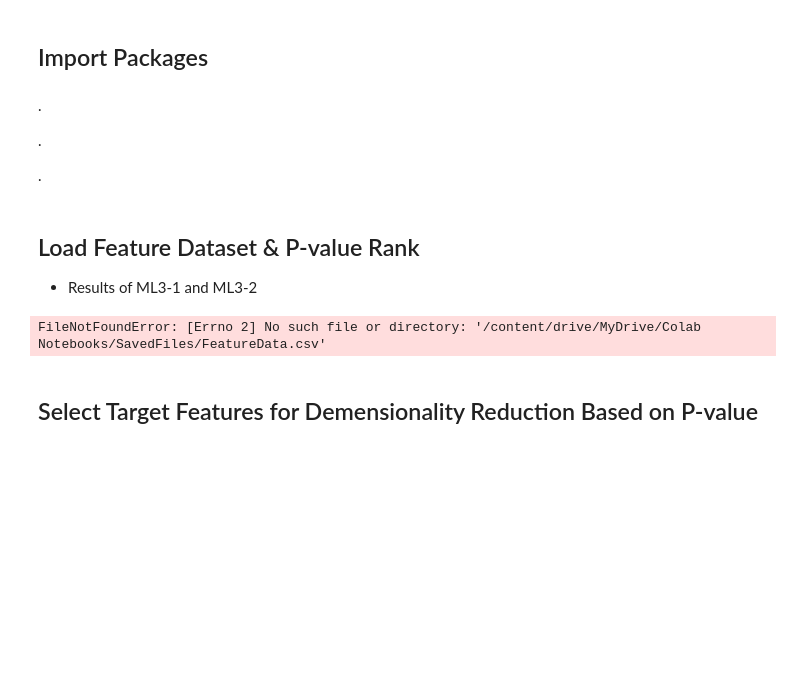
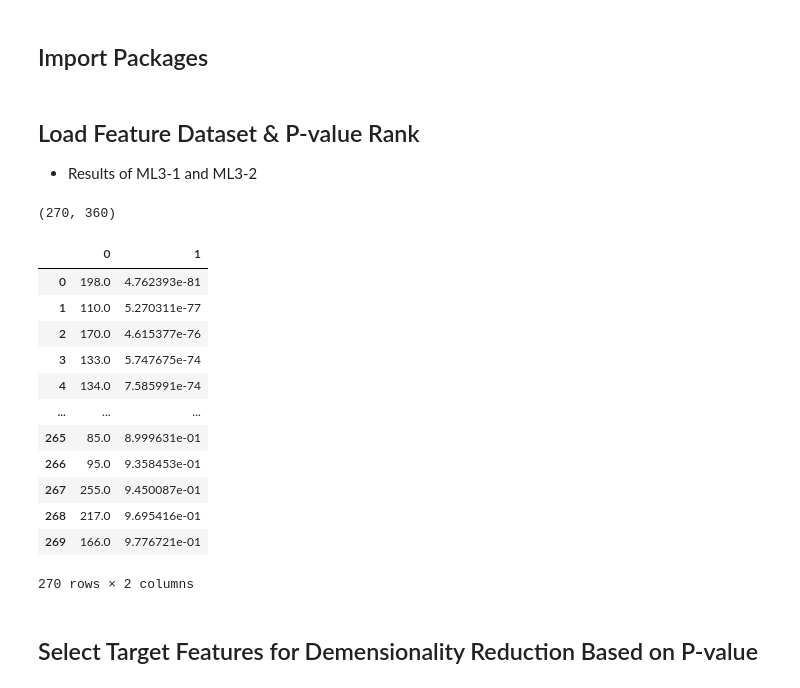
Before and after one commit to rd908213/ME-597-IIoT, a Jupyter notebook: ml_tutorial/ML4/ML4_Code2.ipynb, the cells around one changed output. Cells and saved outputs as stored; diff of their text form; code cells hidden in the pictures; blank space fills up the shorter version.

```diff
--- a/ml_tutorial/ML4/ML4_Code2.ipynb
+++ b/ml_tutorial/ML4/ML4_Code2.ipynb
@@ -5,29 +5,37 @@ import pandas as pd
 import numpy as np
 import matplotlib.pyplot as plt
 import time
-# %% [markdown]
-.
-
-.
-
-.
 # %% [markdown]
 ## Load Feature Dataset & P-value Rank
 * Results of ML3-1 and ML3-2
 # %%
 FeatureData = pd.read_csv(
-    "/content/drive/MyDrive/Colab Notebooks/SavedFiles/FeatureData.csv",
+    "../ML3/data/FeatureData.csv",
     header=None,
 )
 FeatureData.shape
 # %% [output]
-FileNotFoundError: [Errno 2] No such file or directory: '/content/drive/MyDrive/Colab Notebooks/SavedFiles/FeatureData.csv'
+(270, 360)
 # %%
 P_value_Rank = pd.read_csv(
-    "/content/drive/MyDrive/Colab Notebooks/SavedFiles/P_value_Rank.csv",
+    "../ML3/data/P_value_Rank.csv",
     header=None,
 )
 P_value_Rank
+# %% [output]
+|  | 0 | 1 |
+| 0 | 198.0 | 4.762393e-81 |
+| 1 | 110.0 | 5.270311e-77 |
+| 2 | 170.0 | 4.615377e-76 |
+| 3 | 133.0 | 5.747675e-74 |
+| 4 | 134.0 | 7.585991e-74 |
+| ... | ... | ... |
+| 265 | 85.0 | 8.999631e-01 |
+| 266 | 95.0 | 9.358453e-01 |
+| 267 | 255.0 | 9.450087e-01 |
+| 268 | 217.0 | 9.695416e-01 |
+| 269 | 166.0 | 9.776721e-01 |
+270 rows × 2 columns
 # %% [markdown]
 ## Select Target Features for Demensionality Reduction Based on P-value
 # %%
```
Also changed, not shown: parts of 6 cells of this notebook, 14 other files.
